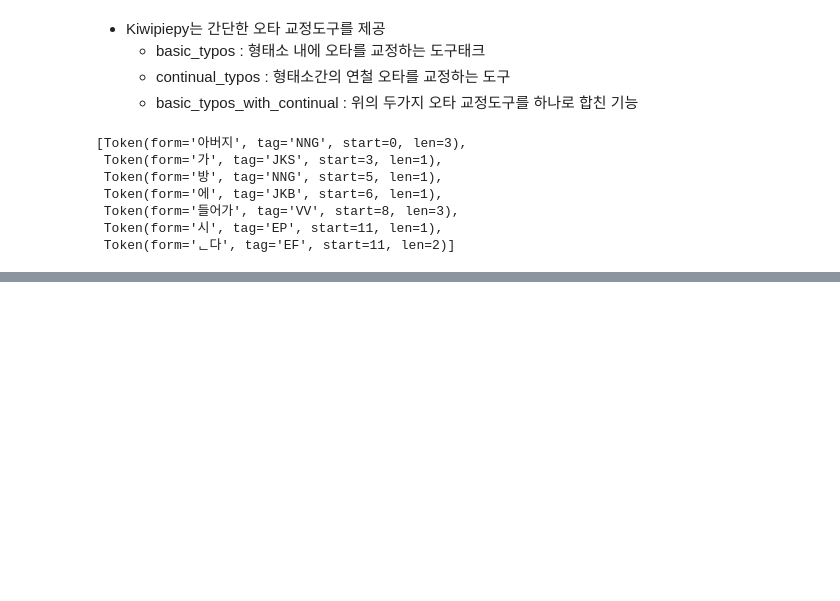
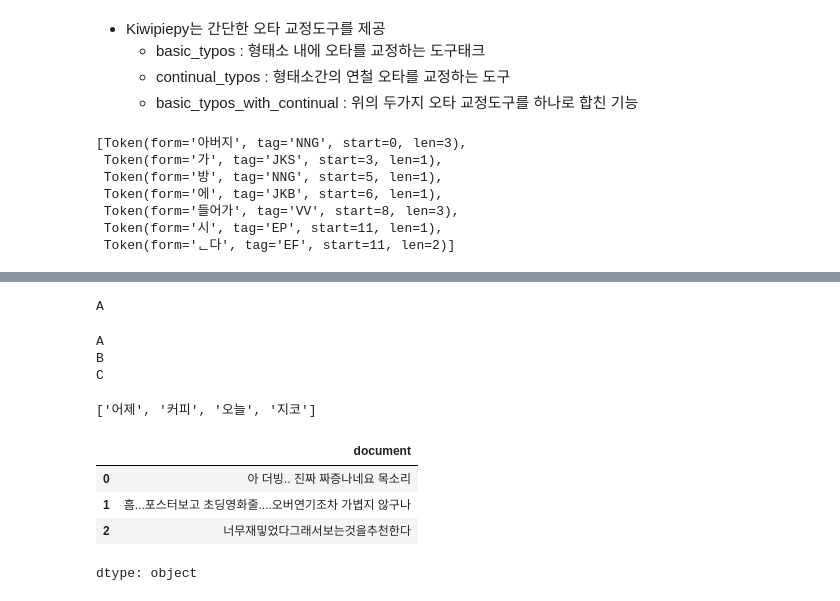
Before and after one commit to copy-del/my-repo, a Jupyter notebook: text mining/kiwipiepy.ipynb, the cells around one changed output, grey strips where cells are left out. Saved outputs shown, nothing was run; the diff lists cells and outputs as text; code cells hidden in the pictures; blank space fills up the shorter version.

```diff
--- a/text mining/kiwipiepy.ipynb
+++ b/text mining/kiwipiepy.ipynb
@@ -165,0 +357,5 @@ token
+# %%
+for ch in return_abc():
+  print(ch)
+# %% [output]
+A
@@ -165,0 +368,20 @@ token
+# %%
+for ch in yield_abc():
+  print(ch)
+# %% [output]
+A
+B
+C
+# %%
+# 더미문장 입력
+list(myTokenizer('어제는 커피를 마셨고, 오늘은 지코를 마실겁니다.'))
+# %% [output]
+['어제', '커피', '오늘', '지코']
+# %%
+X_train[:3]
+# %% [output]
+|  | document |
+| 0 | 아 더빙.. 진짜 짜증나네요 목소리 |
+| 1 | 흠...포스터보고 초딩영화줄....오버연기조차 가볍지 않구나 |
+| 2 | 너무재밓었다그래서보는것을추천한다 |
+dtype: object
```
Also changed, not shown: parts of 48 cells of this notebook, 4 other files.
